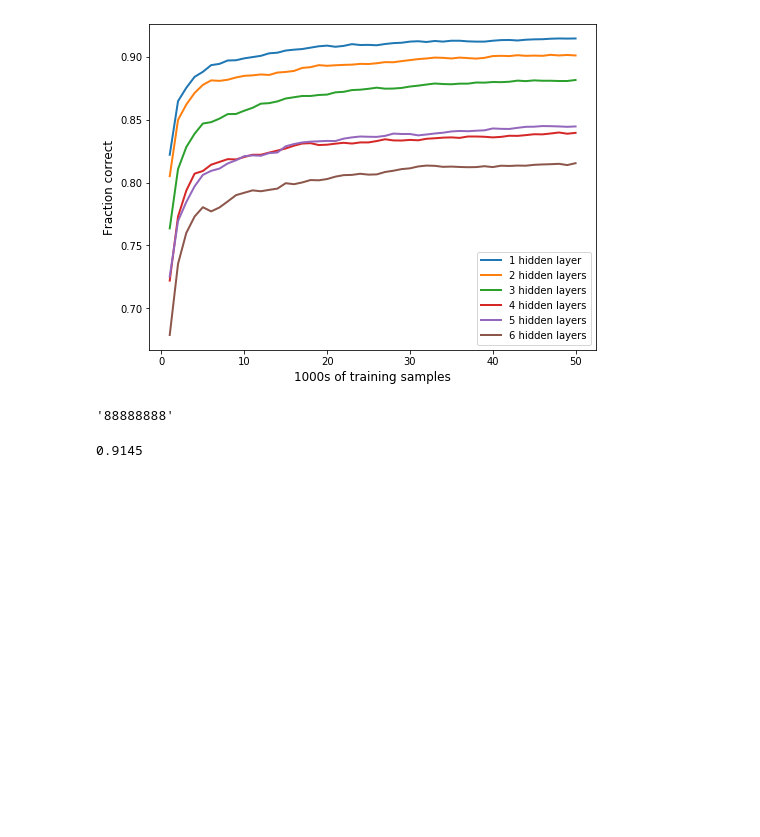
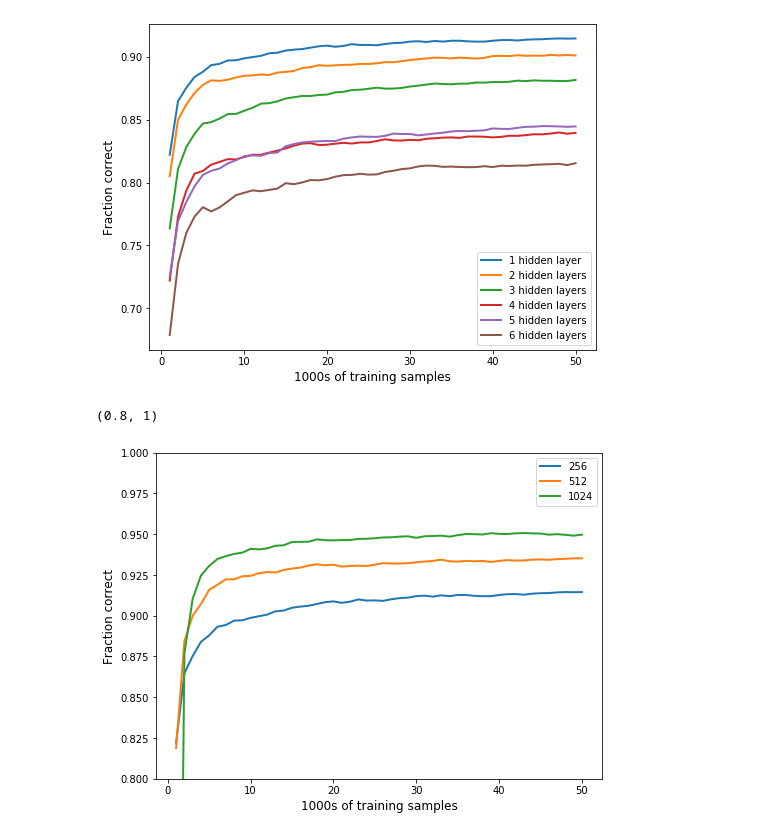
Before and after one commit to bready1/BNet, a Jupyter notebook: plot_mnist_results.ipynb, the cells around one changed output. Drawn from its saved outputs; the diff is of its cells as text; code cells hidden in the pictures; blank space fills up the shorter version.

```diff
--- a/plot_mnist_results.ipynb
+++ b/plot_mnist_results.ipynb
@@ -344,6 +328,8 @@ AttributeError: Can't get attribute 'BNet7' on <module '__main__'>
 # %%
 fig=plt.figure(figsize=(6,20))
-for ii in range(5):
+for ii in range(2):
     fig.add_subplot(5,1,ii+1)
-    plt.plot(correct_fraction_all[ii])
+    plt.plot((detLambda_all[ii]),linewidth=1)
     plt.title(str(hidden_layers_all[ii]))
+    plt.legend(hidden_layers_all[ii])
+#     plt.ylim((0,1))
@@ -352,6 +335,0 @@ for ii in range(5):
-# %%
-fig=plt.figure(figsize=(6,20))
-for ii in range(5):
-    fig.add_subplot(5,1,ii+1)
-    plt.plot(correct_fraction_all[ii])
-    plt.title(str(hidden_layers_all[ii]))
@@ -403,8 +335,0 @@ net_save8.pkl
-# %%
-fig=plt.figure(figsize=(6,20))
-for ii in range(5):
-    fig.add_subplot(5,1,ii+1)
-    plt.plot((detLambda_all[ii]),linewidth=1)
-    plt.title(str(hidden_layers_all[ii]))
-    plt.legend(hidden_layers_all[ii])
-#     plt.ylim((0,1))
@@ -413,8 +336,8 @@ for ii in range(5):
 # %%
 fig=plt.figure(figsize=(12,15))
 pltnum=1
-for ii in [3,0,2]:
-# for ii in range(9):
+# for ii in [3,0,2]:
+for ii in range(3):
 
     fig.add_subplot(3,2,pltnum)
     plt.plot(range(1,51),(correct_fraction_all[ii]),linewidth=2)
@@ -450,11 +367,15 @@ plt.legend([str(ii)+ ' hidden layer' + 's'*(ii>1) for ii in range(1,7)])
 # %% [output]
 <matplotlib.legend.Legend at 0x...>
 [figure]
-# %%
-'8'*[]
-# %% [output]
-'88888888'
-# %%
-np.max(correct_fraction_all[3])
-# %% [output]
-0.9145
+# %%
+plt.figure(figsize=(8,6))
+for ii in range(3):
+
+    plt.plot(range(1,51),(correct_fraction_all[ii]),linewidth=2)
+plt.ylabel('Fraction correct',fontsize=12)
+plt.xlabel('1000s of training samples',fontsize=12)
+plt.legend(['256','512','1024'])
+plt.ylim((0.8,1))
+# %% [output]
+(0.8, 1)
+[figure, added]
```
Also changed, not shown: parts of 13 cells of this notebook, 2 other files.
